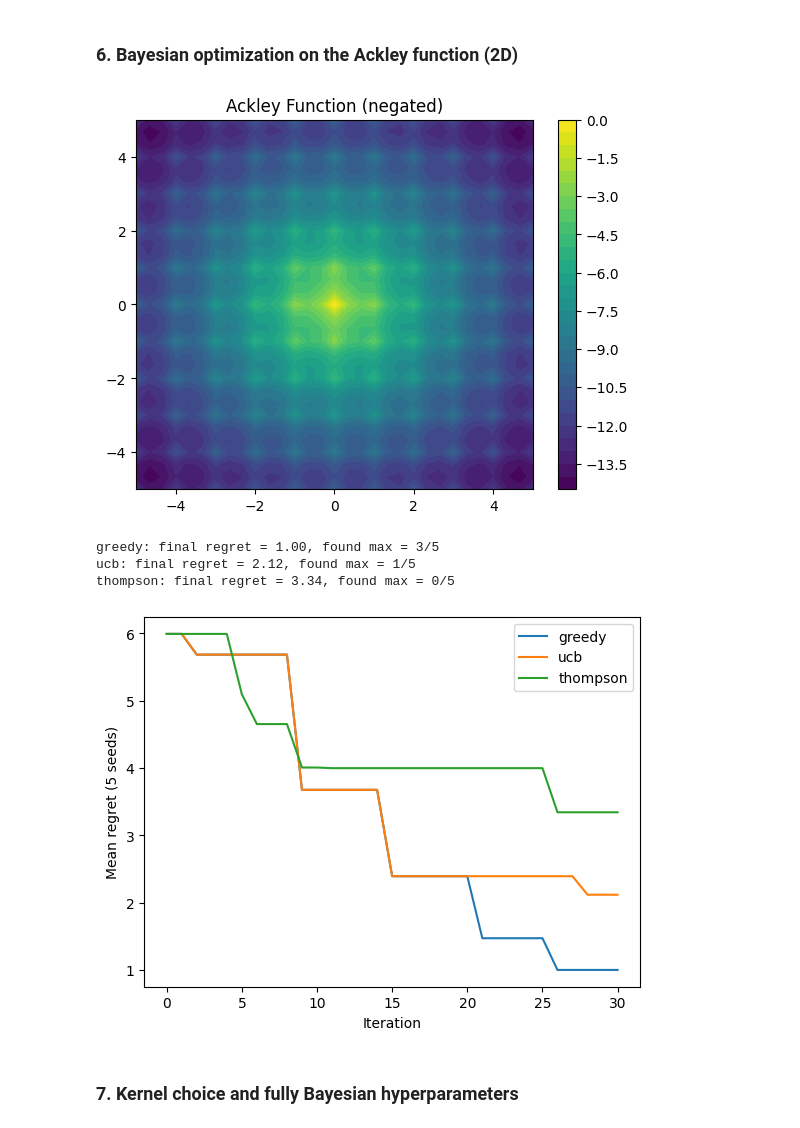
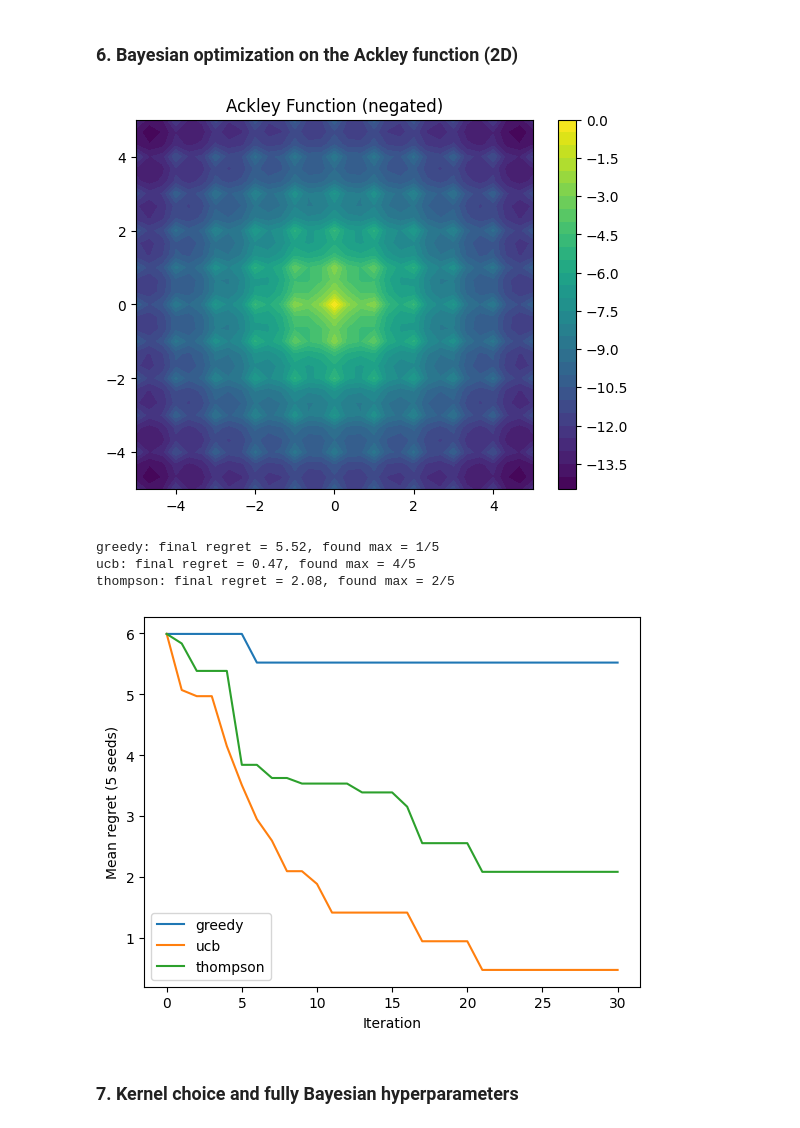
Before and after one commit to TejasDharmale/Bayesian-machine-learning-assignment, a Jupyter notebook: Bayesian_machine_learning_project.ipynb, the cells around one changed output. Saved outputs shown, nothing was run; the diff lists cells and outputs as text; code cells hidden in the pictures.

```diff
--- a/Bayesian_machine_learning_project.ipynb
+++ b/Bayesian_machine_learning_project.ipynb
@@ -71,7 +71,7 @@ def gp_posterior(train_data, X_test, kernel, params, obs_noise=0.01):
 
 
 # Set kernel parameters
-params = (jnp.array([0.3]), jnp.array([1.0]))
+params = (jnp.array([0.1]), jnp.array([1.0]))
 
 # Predict the mean and uncertainty
 mu, cov = gp_posterior((X, y), X_test, k_SE, params)
@@ -417,38 +417,38 @@ plt.contourf(G1, G2, ackley(X2).reshape(31, 31), levels=30)
 plt.colorbar()
 plt.title("Ackley Function (negated)")
 plt.show()
 
 
 
 for method in ["greedy", "ucb", "thompson"]:
     regrets = []
 
     for seed in range(5):
         best_values = run_bo_method(
-            ackley, X2, method, 5, 30, jr.PRNGKey(seed)
+            ackley, X2, method, 5, 30, jr.PRNGKey(seed), norm = True
         )
         regrets.append(a_max - best_values)
 
     regrets = jnp.stack(regrets)
     mean_regret = regrets.mean(axis=0)
 
     print(
         f"{method}: final regret = {float(mean_regret[-1]):.2f}, "
         f"found max = {int((regrets[:, -1] < 0.01).sum())}/5"
     )
 
     plt.plot(mean_regret, label=method)
 
 plt.xlabel("Iteration")
 plt.ylabel("Mean regret (5 seeds)")
 plt.legend()
 plt.show()
 # %% [output]
 [figure]
-greedy: final regret = 1.00, found max = 3/5
-ucb: final regret = 2.12, found max = 1/5
-thompson: final regret = 3.34, found max = 0/5
+greedy: final regret = 5.52, found max = 1/5
+ucb: final regret = 0.47, found max = 4/5
+thompson: final regret = 2.08, found max = 2/5
-[figure, old version]
+[figure, new version]
 # %% [markdown]
 ### 7. Kernel choice and fully Bayesian hyperparameters
 # %%
```
Also changed, not shown: parts of 1 cell of this notebook.
